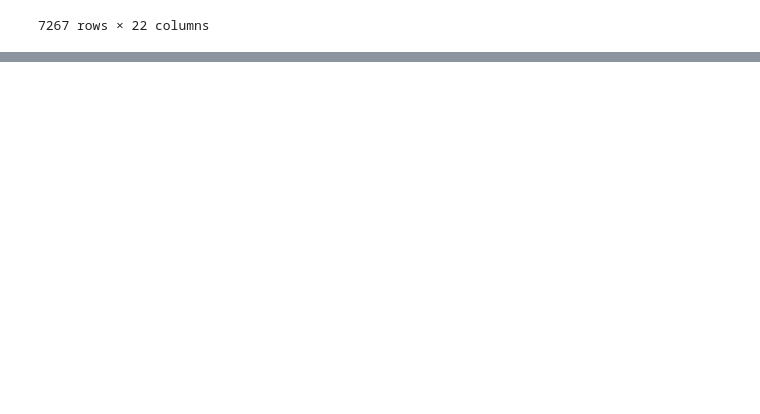
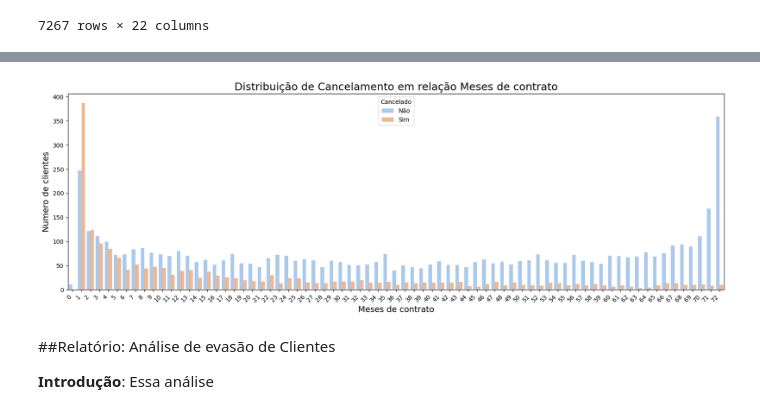
Before and after one commit to MuriloLopesFrade/Chelleging_Telecom_X, a Jupyter notebook: Telecom_X_parte_1_versão_final.ipynb, the cells around one changed output, grey strips where cells are left out. Cells and saved outputs as stored; diff of their text form; code cells hidden in the pictures; blank space fills up the shorter version.

```diff
--- a/Telecom_X_parte_1_versão_final.ipynb
+++ b/Telecom_X_parte_1_versão_final.ipynb
@@ -149,7 +154,7 @@ dados.head(976)
 | 975 | 1371-DWPAZ | No | Female | 0 | Yes | Yes | 0 | No | ... |
 976 rows × 21 columns
 # %%
-dados = dados.fillna({'Charges_Total': 0})
+dados = dados.fillna({'Charges_Total': 0, 'Churn': 'Não informado'})
 # %%
 dados.head(976)
 # %% [output]
@@ -166,3 +171,6 @@ dados.head(976)
 | 974 | 1370-GGAWX | No | Female | 0 | No | No | 46 | Yes | ... |
 | 975 | 1371-DWPAZ | No | Female | 0 | Yes | Yes | 0 | No | ... |
 976 rows × 21 columns
+# %%
+vazios = dados['Churn'].str.strip().eq('') | dados['Churn'].isna()
+dados['Churn'] = dados['Churn'].replace(r'^\s*$', np.nan, regex=True)
@@ -168,0 +193,3 @@ dados.head(976)
+# %%
+dados['Churn'] = dados['Churn'].bfill()
+dados.head(976)
@@ -294,0 +446,2 @@ traducao_tempo_pagemento = {'Month-to-month': 'Mês a mês', 'One year': 'Um ano
+# %%
+dados['Cancelado_numerico'] = dados['Cancelado'].map({'Sim': 1, 'Não': 0,'':0})
@@ -294,0 +536,28 @@ traducao_tempo_pagemento = {'Month-to-month': 'Mês a mês', 'One year': 'Um ano
+# %%
+# Plotando gráfico de linhas (Meses_Contrato vs Cancelado)
+# variaveis_categoricas = ['Meses_Contrato','Gasto_Total']
+
+# for coluna in variaveis_categoricas:
+#   plt.figure(figsize=(20,6))
+#   sns.countplot(data=dados, x=coluna,hue='Cancelado',palette='pastel')
+#   plt.title(f'Distribuição de Cancelamento a {coluna}',fontsize=18)
+#   plt.xlabel(coluna,fontsize=14)
+#   plt.ylabel('Numero de clientes',fontsize=14)
+#   plt.xticks(rotation=45,ha='right')
+#   plt.legend(title='Cancelado')
+#   plt.show()
+
+plt.figure(figsize=(20,6))
+sns.countplot(data=dados, x=dados['Meses_Contrato'],hue='Cancelado',palette='pastel')
+plt.title('Distribuição de Cancelamento em relação Meses de contrato',fontsize=18)
+plt.xlabel('Meses de contrato',fontsize=14)
+plt.ylabel('Numero de clientes',fontsize=14)
+plt.xticks(rotation=45,ha='right')
+plt.legend(title='Cancelado')
+plt.show()
+# %% [output]
+[figure, added]
+# %% [markdown]
+##Relatório: Análise de evasão de Clientes
+
+**Introdução**: Essa análise
```
Also changed, not shown: parts of 21 cells of this notebook.
